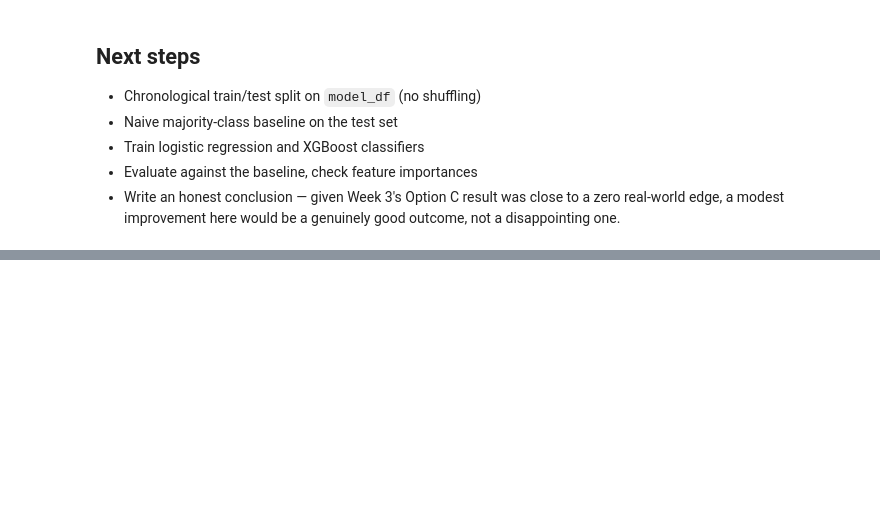
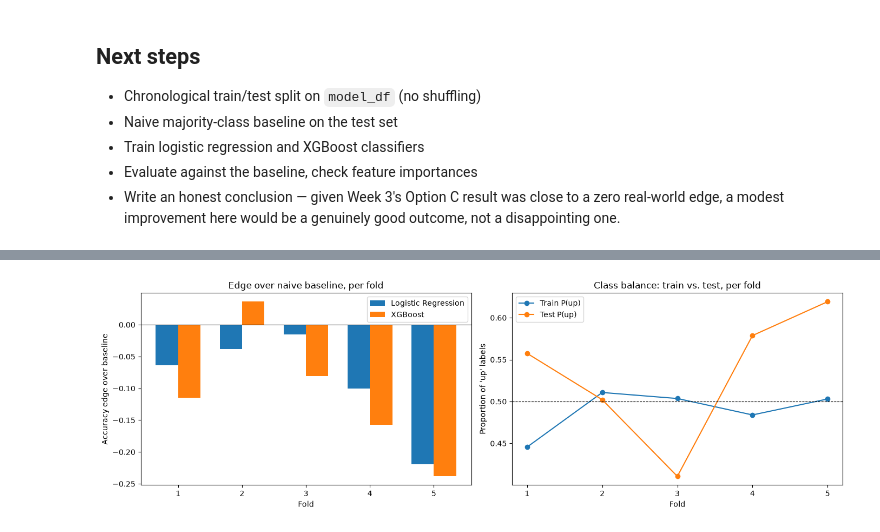
Before and after one commit to jasons321/forex-gb-idr, a Jupyter notebook: notebooks/04_ml_model.ipynb, the cells around one changed output, grey strips where cells are left out. Cells and saved outputs as stored; diff of their text form; code cells hidden in the pictures; blank space fills up the shorter version.

```diff
--- a/notebooks/04_ml_model.ipynb
+++ b/notebooks/04_ml_model.ipynb
@@ -197,0 +420,27 @@ Date range: 2015-09-09 to 2025-01-01
+# %%
+fig, axes = plt.subplots(1, 2, figsize=(14, 4.5))
+
+x = fold_df["fold"]
+width = 0.35
+axes[0].bar(x - width/2, fold_df["lr_edge"], width, label="Logistic Regression")
+axes[0].bar(x + width/2, fold_df["xgb_edge"], width, label="XGBoost")
+axes[0].axhline(0, color="black", linewidth=0.8)
+axes[0].set_xlabel("Fold")
+axes[0].set_ylabel("Accuracy edge over baseline")
+axes[0].set_title("Edge over naive baseline, per fold")
+axes[0].set_xticks(x)
+axes[0].legend()
+
+axes[1].plot(x, fold_df["train_y_mean"], marker="o", label="Train P(up)")
+axes[1].plot(x, fold_df["test_y_mean"], marker="o", label="Test P(up)")
+axes[1].axhline(0.5, color="black", linewidth=0.8, linestyle="--")
+axes[1].set_xlabel("Fold")
+axes[1].set_ylabel("Proportion of 'up' labels")
+axes[1].set_title("Class balance: train vs. test, per fold")
+axes[1].set_xticks(x)
+axes[1].legend()
+
+plt.tight_layout()
+plt.show()
+# %% [output]
+[figure, added]
```
Also changed, not shown: parts of 12 cells of this notebook, 1 other file.
